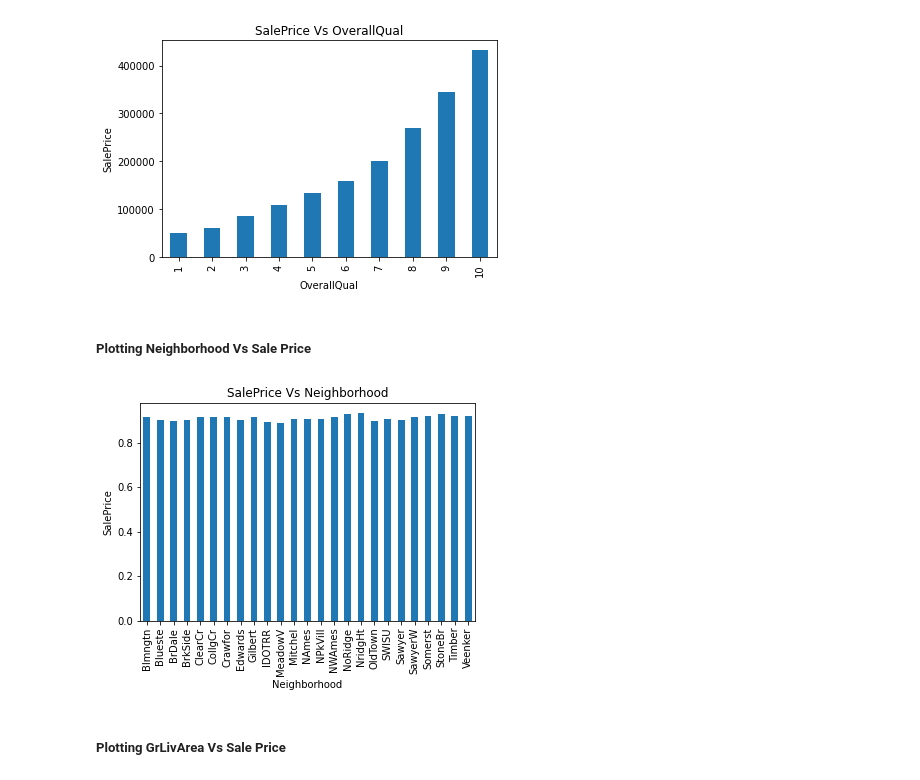
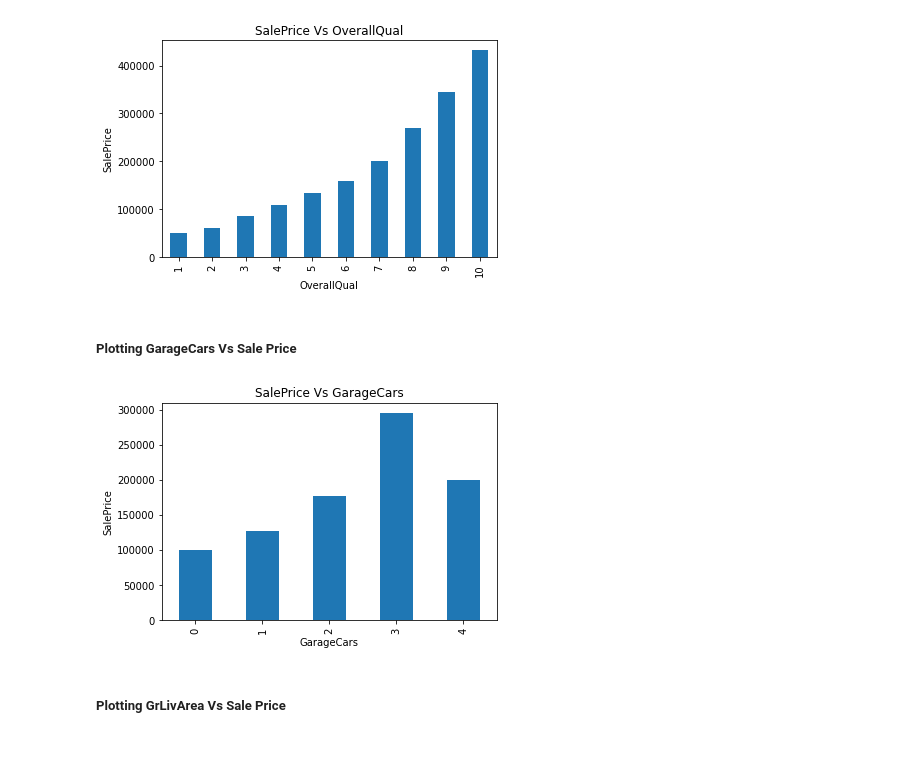
Before and after one commit to jatinchawda1503/dsp-jatin-chawda, a Jupyter notebook: notebooks/house-prices-modeling.ipynb, the cells around one changed output. Drawn from its saved outputs; the diff is of its cells as text; code cells hidden in the pictures; blank space fills up the shorter version.

```diff
--- a/notebooks/house-prices-modeling.ipynb
+++ b/notebooks/house-prices-modeling.ipynb
@@ -90,15 +89,15 @@ plt.show()
 # %% [output]
 [figure]
 # %% [markdown]
-##### Plotting Neighborhood Vs Sale Price
+##### Plotting GarageCars Vs Sale Price
 # %%
-data.groupby(data['Neighborhood'])['SalePrice'].median().plot.bar()
-plt.xlabel('Neighborhood')
+data.groupby(data['GarageCars'])['SalePrice'].median().plot.bar()
+plt.xlabel('GarageCars')
 plt.ylabel('SalePrice')
-plt.title('SalePrice Vs Neighborhood')
+plt.title('SalePrice Vs GarageCars')
 plt.show()
 # %% [output]
-[figure, old version]
+[figure, new version]
 # %% [markdown]
 ##### Plotting GrLivArea Vs Sale Price
 # %%
```
Also changed, not shown: parts of 11 cells of this notebook, 1 other file.
